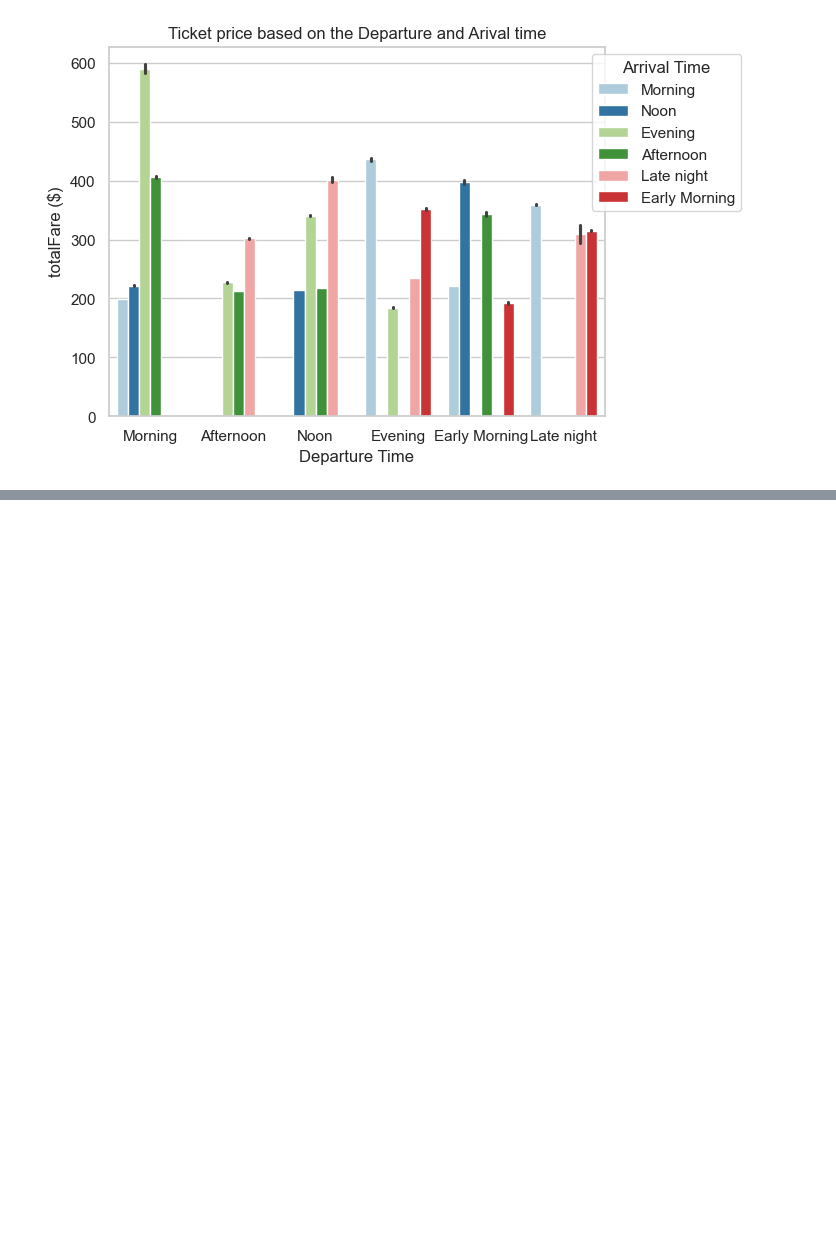
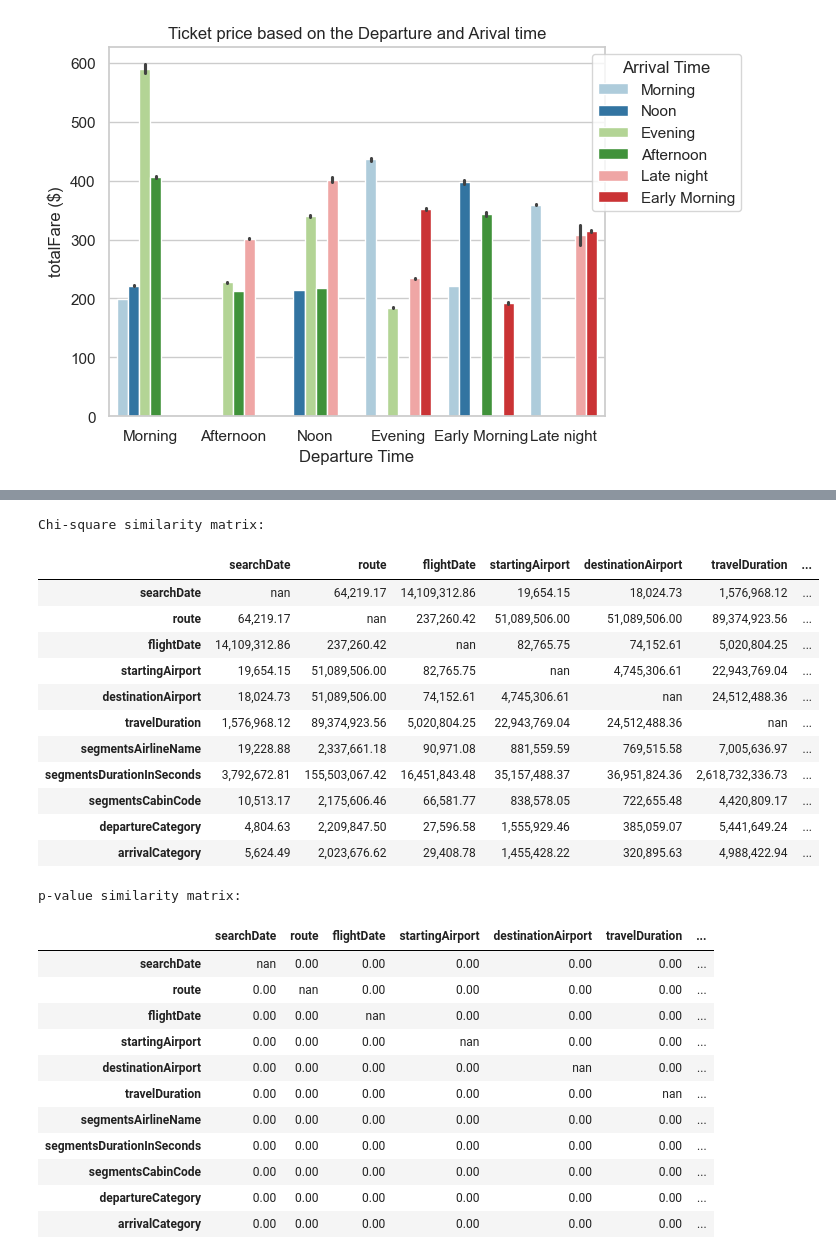
Before and after one commit to chriskuz/intro_to_python_project, a Jupyter notebook: src/IR-Plotting.ipynb, the cells around one changed output, grey strips where cells are left out. Saved outputs shown, nothing was run; the diff lists cells and outputs as text; code cells hidden in the pictures; blank space fills up the shorter version.

Commit message:
Update IR-Plotting.ipynb
create a collinearity table using chi-squared test for features and target

```diff
--- a/src/IR-Plotting.ipynb
+++ b/src/IR-Plotting.ipynb
@@ -97,6 +101,8 @@ jetblue_NY_3=pd.read_csv(r"C:\Users\User\OneDrive\Desktop\Fordham\Programming wi
 jetblue_NY_3.shape
 # %% [output]
 (3929962, 27)
+# %%
+jetblue_NY_3.columns = jetblue_NY_3.columns.str.strip()
 # %%
 #price vs daysleft
 sns.lineplot(jetblue_NY,x='daysLeft', y='totalFare').set(title='Prices based on days left')
@@ -119,0 +145,13 @@ sns.set_style('whitegrid')
+# %%
+categorical_cols=['searchDate', 'route', 'flightDate', 'startingAirport',
+       'destinationAirport', 'travelDuration','segmentsAirlineName',
+       'segmentsDurationInSeconds', 'segmentsCabinCode', 'departureCategory', 'arrivalCategory']
+# %%
+from scipy.stats import chi2_contingency
+results=[]
+for col in categorical_cols:
+    contigency_table =pd.crosstab(jetblue_NY_3[col],jetblue_NY_3['totalFare'])
+    chi2, p_value,_,_ =chi2_contingency(contigency_table)
+    print(col)
+    print(f'chi-square-stats:{chi2:,.2f}')
+    print(f'P-value: {p_value:,.2f}')
@@ -119,0 +176,56 @@ sns.set_style('whitegrid')
+# %%
+import itertools
+
+
+# Create empty matrices for chi-square stats and p-values
+chi2_matrix=pd.DataFrame(index=categorical_cols, columns=categorical_cols)
+p_value_matrix=pd.DataFrame(index=categorical_cols, columns=categorical_cols)
+
+# Iterate over pairs of columns
+column_pairs=itertools.combinations(categorical_cols, 2)
+for col1, col2, in column_pairs:
+    contigency_table=pd.crosstab(jetblue_NY_3[col1], jetblue_NY_3[col2])
+    chi2, p_value,_,_=chi2_contingency(contigency_table)
+
+    # Store the results in the matrix.
+    chi2_matrix.loc[col2, col1] = chi2
+    chi2_matrix.loc[col1, col2] = chi2
+    p_value_matrix.loc[col2, col1] = p_value
+    p_value_matrix.loc[col1, col2] = p_value
+
+# Format the chi-square matrix to 2 decimal places
+chi2_matrix = chi2_matrix.applymap(lambda x: f'{x:,.2f}')
+p_value_matrix=p_value_matrix.applymap(lambda x: f'{x:,.2f}')
+
+print('\nChi-square similarity matrix:')
+display(chi2_matrix)
+
+print('\np-value similarity matrix:')
+display(p_value_matrix)
+# %% [output]
+Chi-square similarity matrix:
+|  | searchDate | route | flightDate | startingAirport | destinationAirport | travelDuration | ... |
+| searchDate | nan | 64,219.17 | 14,109,312.86 | 19,654.15 | 18,024.73 | 1,576,968.12 | ... |
+| route | 64,219.17 | nan | 237,260.42 | 51,089,506.00 | 51,089,506.00 | 89,374,923.56 | ... |
+| flightDate | 14,109,312.86 | 237,260.42 | nan | 82,765.75 | 74,152.61 | 5,020,804.25 | ... |
+| startingAirport | 19,654.15 | 51,089,506.00 | 82,765.75 | nan | 4,745,306.61 | 22,943,769.04 | ... |
+| destinationAirport | 18,024.73 | 51,089,506.00 | 74,152.61 | 4,745,306.61 | nan | 24,512,488.36 | ... |
+| travelDuration | 1,576,968.12 | 89,374,923.56 | 5,020,804.25 | 22,943,769.04 | 24,512,488.36 | nan | ... |
+| segmentsAirlineName | 19,228.88 | 2,337,661.18 | 90,971.08 | 881,559.59 | 769,515.58 | 7,005,636.97 | ... |
+| segmentsDurationInSeconds | 3,792,672.81 | 155,503,067.42 | 16,451,843.48 | 35,157,488.37 | 36,951,824.36 | 2,618,732,336.73 | ... |
+| segmentsCabinCode | 10,513.17 | 2,175,606.46 | 66,581.77 | 838,578.05 | 722,655.48 | 4,420,809.17 | ... |
+| departureCategory | 4,804.63 | 2,209,847.50 | 27,596.58 | 1,555,929.46 | 385,059.07 | 5,441,649.24 | ... |
+| arrivalCategory | 5,624.49 | 2,023,676.62 | 29,408.78 | 1,455,428.22 | 320,895.63 | 4,988,422.94 | ... |
+p-value similarity matrix:
+|  | searchDate | route | flightDate | startingAirport | destinationAirport | travelDuration | ... |
+| searchDate | nan | 0.00 | 0.00 | 0.00 | 0.00 | 0.00 | ... |
+| route | 0.00 | nan | 0.00 | 0.00 | 0.00 | 0.00 | ... |
+| flightDate | 0.00 | 0.00 | nan | 0.00 | 0.00 | 0.00 | ... |
+| startingAirport | 0.00 | 0.00 | 0.00 | nan | 0.00 | 0.00 | ... |
+| destinationAirport | 0.00 | 0.00 | 0.00 | 0.00 | nan | 0.00 | ... |
+| travelDuration | 0.00 | 0.00 | 0.00 | 0.00 | 0.00 | nan | ... |
+| segmentsAirlineName | 0.00 | 0.00 | 0.00 | 0.00 | 0.00 | 0.00 | ... |
+| segmentsDurationInSeconds | 0.00 | 0.00 | 0.00 | 0.00 | 0.00 | 0.00 | ... |
+| segmentsCabinCode | 0.00 | 0.00 | 0.00 | 0.00 | 0.00 | 0.00 | ... |
+| departureCategory | 0.00 | 0.00 | 0.00 | 0.00 | 0.00 | 0.00 | ... |
+| arrivalCategory | 0.00 | 0.00 | 0.00 | 0.00 | 0.00 | 0.00 | ... |
```
Also changed, not shown: parts of 10 cells of this notebook.
